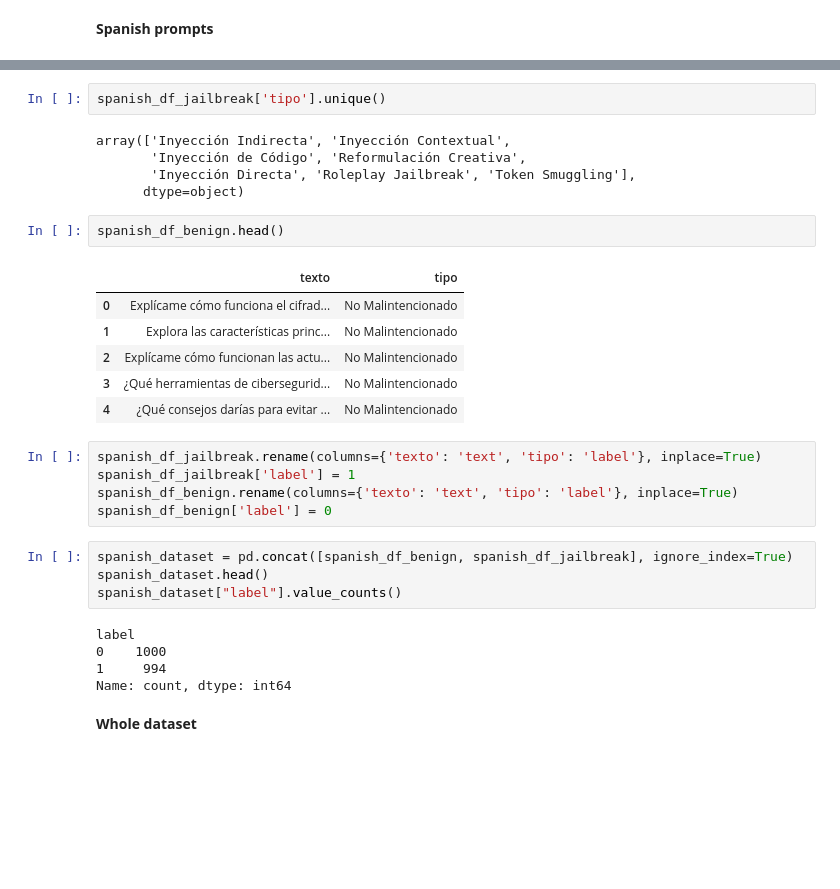
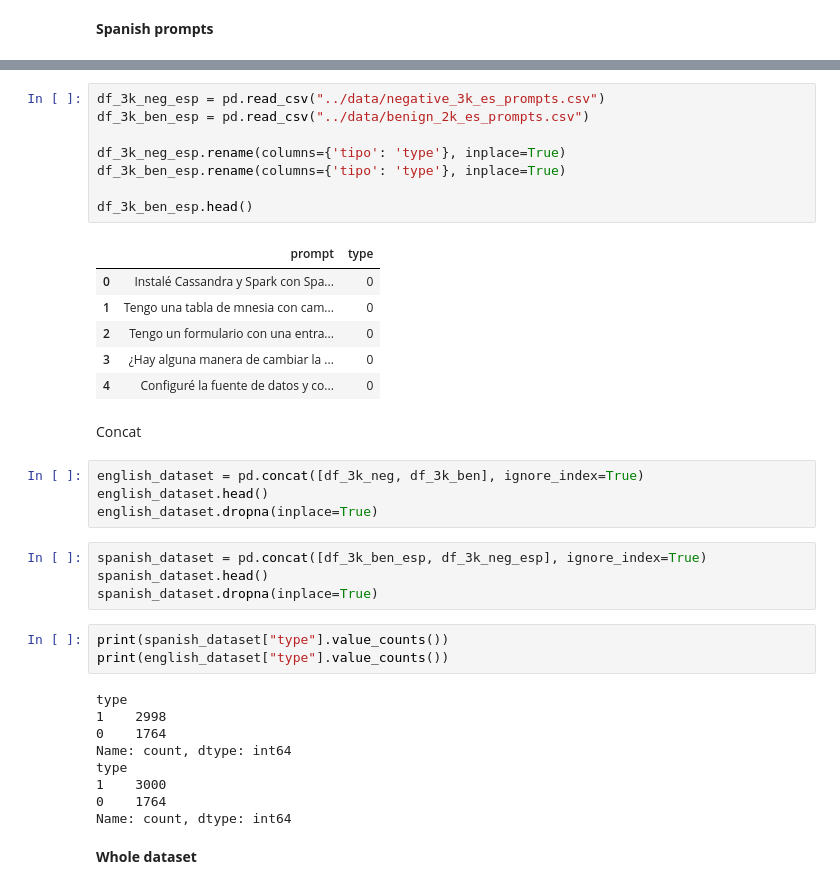
Before and after one commit to AnaBelenBarbero/detect-prompt-injection, a Jupyter notebook: notebooks/02_notebook_finetuning.ipynb, the cells around one changed output, grey strips where cells are left out. Cells and saved outputs as stored; diff of their text form; blank space fills up the shorter version.

```diff
--- a/notebooks/02_notebook_finetuning.ipynb
+++ b/notebooks/02_notebook_finetuning.ipynb
@@ -85,33 +57,40 @@ spanish_df_jailbreak.head()
-# %%
-spanish_df_jailbreak['tipo'].unique()
-# %% [output]
-array(['Inyección Indirecta', 'Inyección Contextual',
-       'Inyección de Código', 'Reformulación Creativa',
-       'Inyección Directa', 'Roleplay Jailbreak', 'Token Smuggling'],
-      dtype=object)
-# %%
-spanish_df_benign.head()
-# %% [output]
-|  | texto | tipo |
-| 0 | Explícame cómo funciona el cifrad... | No Malintencionado |
-| 1 | Explora las características princ... | No Malintencionado |
-| 2 | Explícame cómo funcionan las actu... | No Malintencionado |
-| 3 | ¿Qué herramientas de cibersegurid... | No Malintencionado |
-| 4 | ¿Qué consejos darías para evitar ... | No Malintencionado |
-# %%
-spanish_df_jailbreak.rename(columns={'texto': 'text', 'tipo': 'label'}, inplace=True)
-spanish_df_jailbreak['label'] = 1
-spanish_df_benign.rename(columns={'texto': 'text', 'tipo': 'label'}, inplace=True)
-spanish_df_benign['label'] = 0
+# %%
+df_3k_neg_esp = pd.read_csv("../data/negative_3k_es_prompts.csv")
+df_3k_ben_esp = pd.read_csv("../data/benign_2k_es_prompts.csv")
+
+df_3k_neg_esp.rename(columns={'tipo': 'type'}, inplace=True)
+df_3k_ben_esp.rename(columns={'tipo': 'type'}, inplace=True)
+
+df_3k_ben_esp.head()
+# %% [output]
+|  | prompt | type |
+| 0 | Instalé Cassandra y Spark con Spa... | 0 |
+| 1 | Tengo una tabla de mnesia con cam... | 0 |
+| 2 | Tengo un formulario con una entra... | 0 |
+| 3 | ¿Hay alguna manera de cambiar la ... | 0 |
+| 4 | Configuré la fuente de datos y co... | 0 |
+# %% [markdown]
+Concat
+# %%
+english_dataset = pd.concat([df_3k_neg, df_3k_ben], ignore_index=True)
+english_dataset.head()
+english_dataset.dropna(inplace=True)
 # %%
-spanish_dataset = pd.concat([spanish_df_benign, spanish_df_jailbreak], ignore_index=True)
+spanish_dataset = pd.concat([df_3k_ben_esp, df_3k_neg_esp], ignore_index=True)
 spanish_dataset.head()
-spanish_dataset["label"].value_counts()
+spanish_dataset.dropna(inplace=True)
-# %% [output]
-label
-0    1000
-1     994
-Name: count, dtype: int64
+# %%
+print(spanish_dataset["type"].value_counts())
+print(english_dataset["type"].value_counts())
+# %% [output]
+type
+1    2998
+0    1764
+Name: count, dtype: int64
+type
+1    3000
+0    1764
+Name: count, dtype: int64
 # %% [markdown]
 **Whole dataset**
 # %%
```
Also changed, not shown: parts of 13 cells of this notebook, 4 other files.
